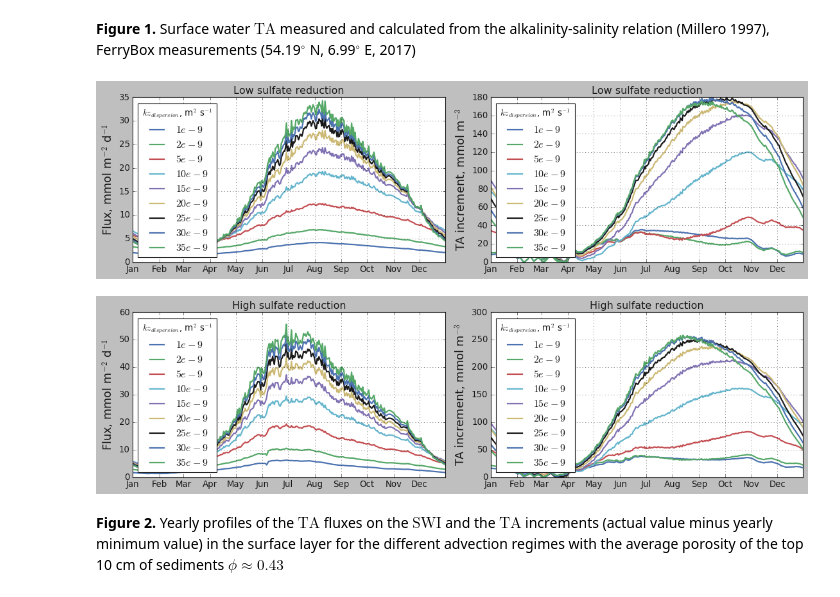
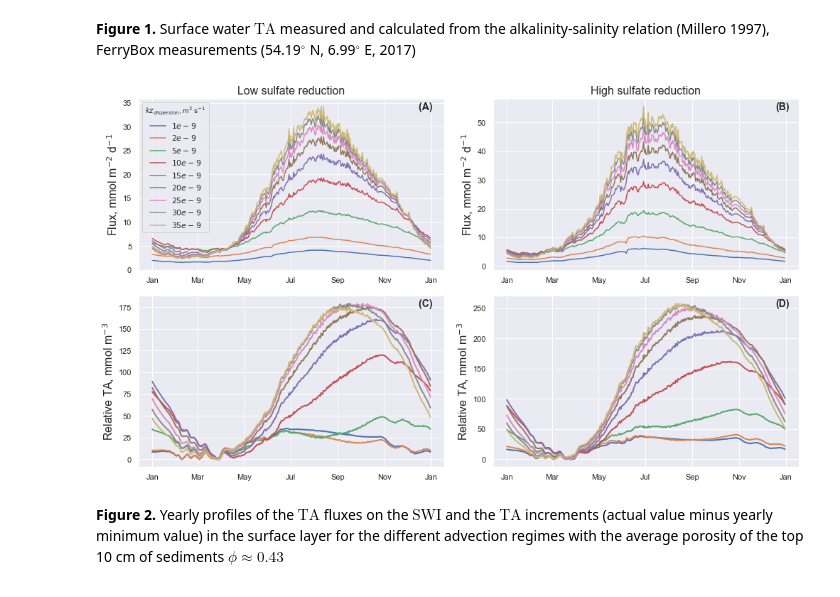
Before and after one commit to limash/Alkalinity_in_the_Wadden_Sea, a Jupyter notebook: pictures.ipynb, the cells around one changed output. Drawn from its saved outputs; the diff is of its cells as text; code cells hidden in the pictures.

```diff
--- a/pictures.ipynb
+++ b/pictures.ipynb
@@ -7,10 +7,9 @@ vs.plot_intro()
 # %% [markdown]
 **Figure 1.** Surface water $\textrm{TA}$ measured and calculated from the alkalinity-salinity relation (Millero 1997), FerryBox measurements (54.19$^\circ$ N, 6.99$^\circ$ E, 2017)
-# %%
-vs.plot_alkalinity_flux_low();vs.plot_alkalinity_flux_high()
-# %% [output]
-[figure, removed]
-[figure, removed]
+# %%
+vs.plot_alkalinity_flux_low_high()
+# %% [output]
+[figure, added]
 # %% [markdown]
 **Figure 2.** Yearly profiles of the $\textrm{TA}$ fluxes on the $\textrm{SWI}$ and the $\textrm{TA}$ increments (actual value minus yearly minimum value) in the surface layer for the different advection regimes with the average porosity of the top 10 cm of sediments $\phi \approx 0.43$
 # %%
```
Also changed, not shown: parts of 5 cells of this notebook, 2 other files.
